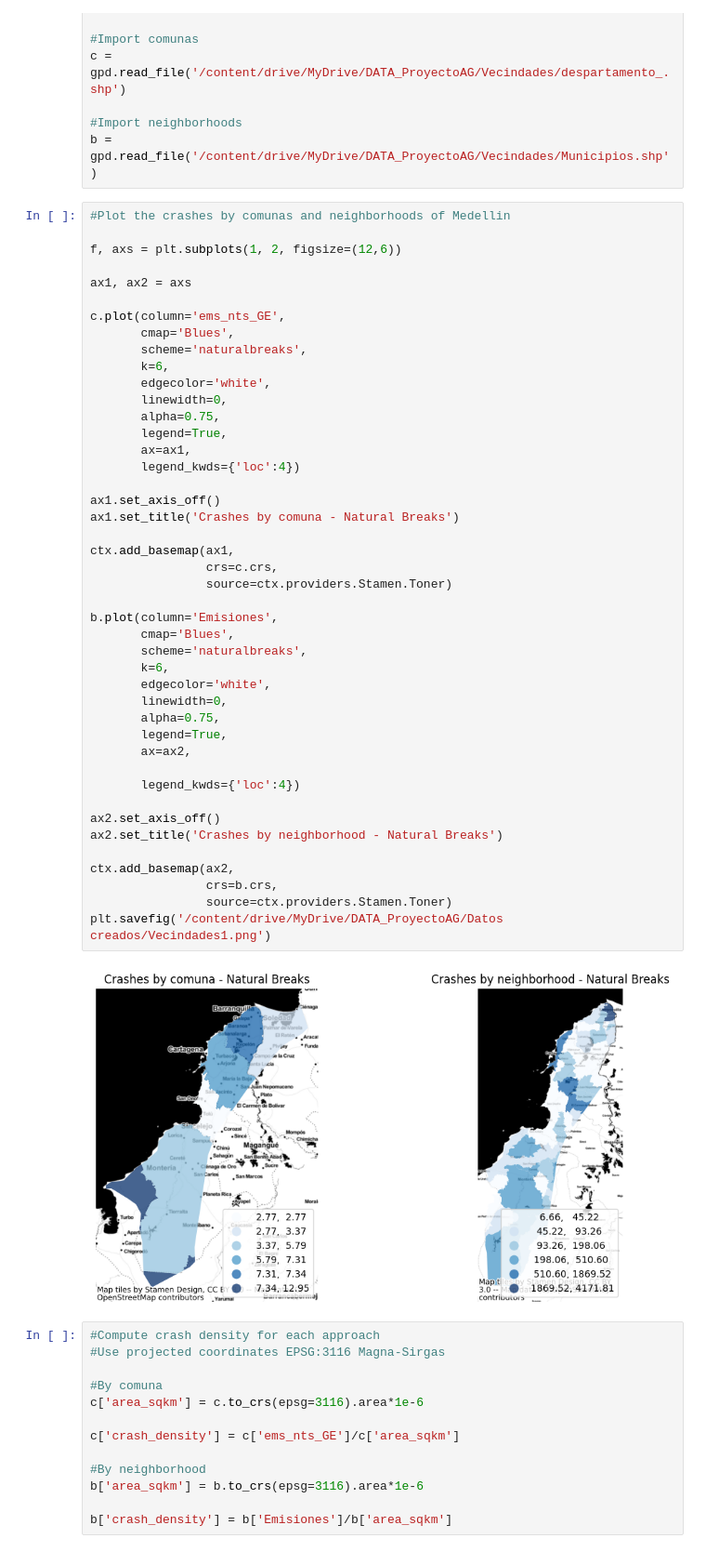
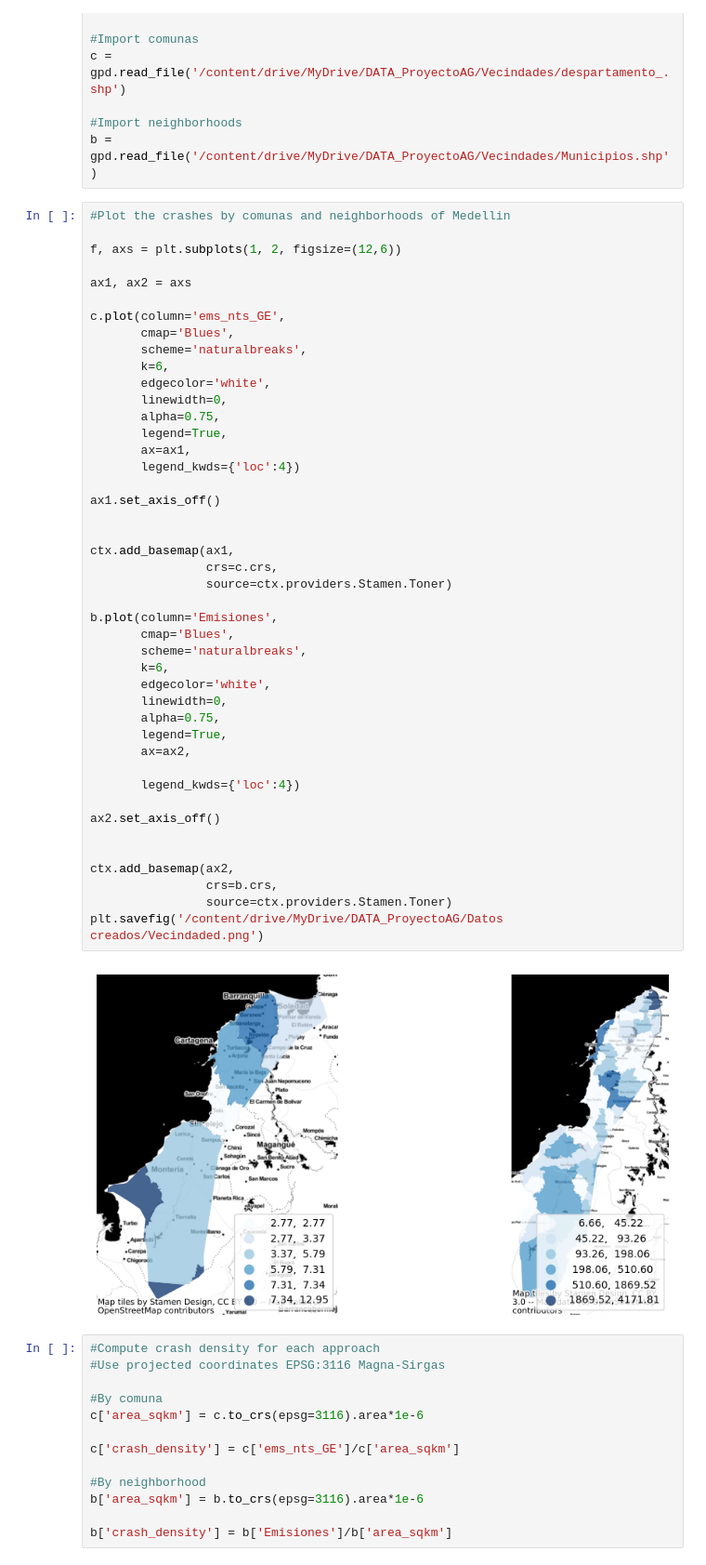
Before and after one commit to Anggarciaar/Proyecto_AnalisisGeoespacial, a Jupyter notebook: Vecindades.ipynb, the cells around one changed output. Shown at 93% size. Cells and saved outputs as stored; diff of their text form.

```diff
--- a/Vecindades.ipynb
+++ b/Vecindades.ipynb
@@ -102,37 +100,37 @@ c.plot(column='ems_nts_GE',
        linewidth=0,
        alpha=0.75,
        legend=True,
        ax=ax1,
        legend_kwds={'loc':4})
 
 ax1.set_axis_off()
-ax1.set_title('Crashes by comuna - Natural Breaks')
+
 
 ctx.add_basemap(ax1,
                 crs=c.crs,
                 source=ctx.providers.Stamen.Toner)
 
 b.plot(column='Emisiones',
        cmap='Blues',
        scheme='naturalbreaks',
        k=6,
        edgecolor='white',
        linewidth=0,
        alpha=0.75,
        legend=True,
        ax=ax2,
 
        legend_kwds={'loc':4})
 
 ax2.set_axis_off()
-ax2.set_title('Crashes by neighborhood - Natural Breaks')
+
 
 ctx.add_basemap(ax2,
                 crs=b.crs,
                 source=ctx.providers.Stamen.Toner)
-plt.savefig('/content/drive/MyDrive/DATA_ProyectoAG/Datos creados/Vecindades1.png')
+plt.savefig('/content/drive/MyDrive/DATA_ProyectoAG/Datos creados/Vecindaded.png')
 # %% [output]
-[figure, old version]
+[figure, new version]
 # %%
 #Compute crash density for each approach
 #Use projected coordinates EPSG:3116 Magna-Sirgas
```
Also changed, not shown: parts of 2 cells of this notebook.
